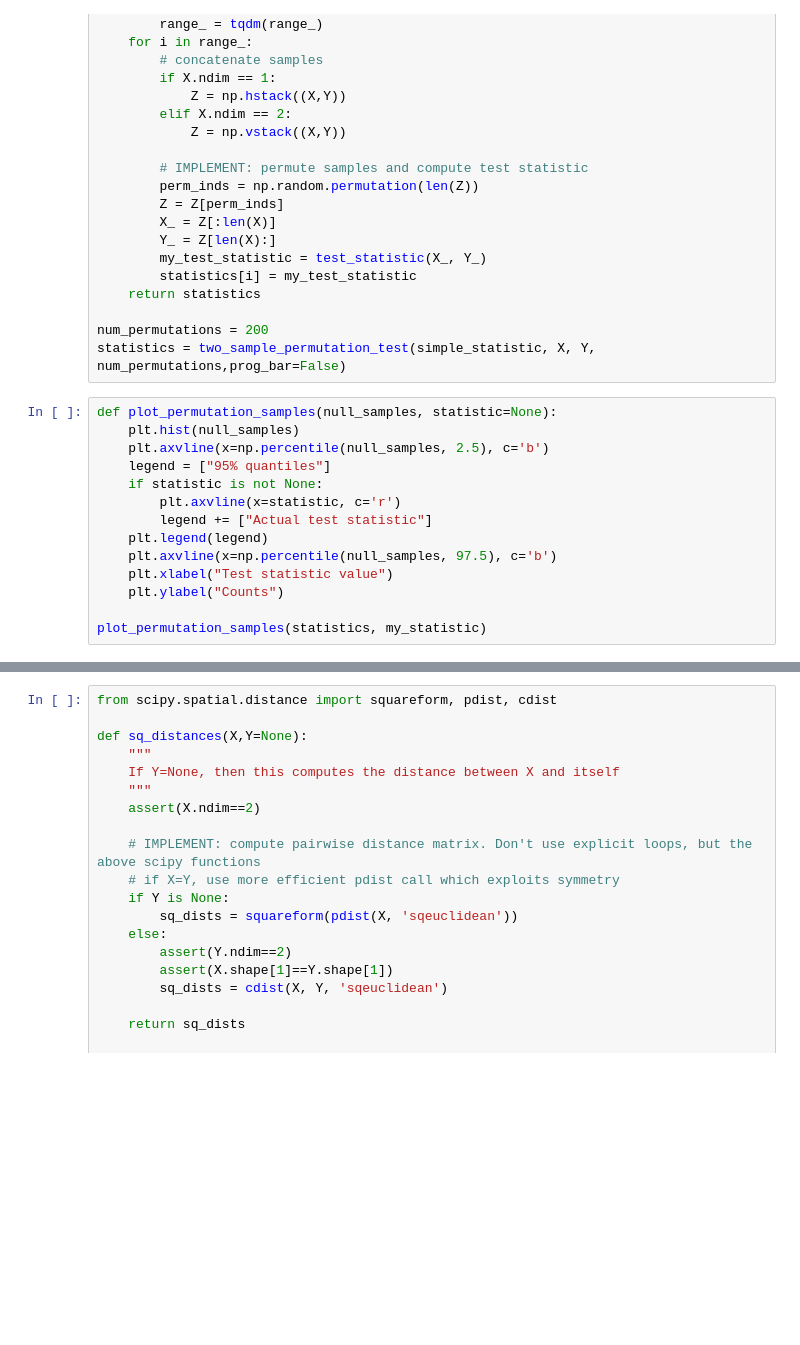
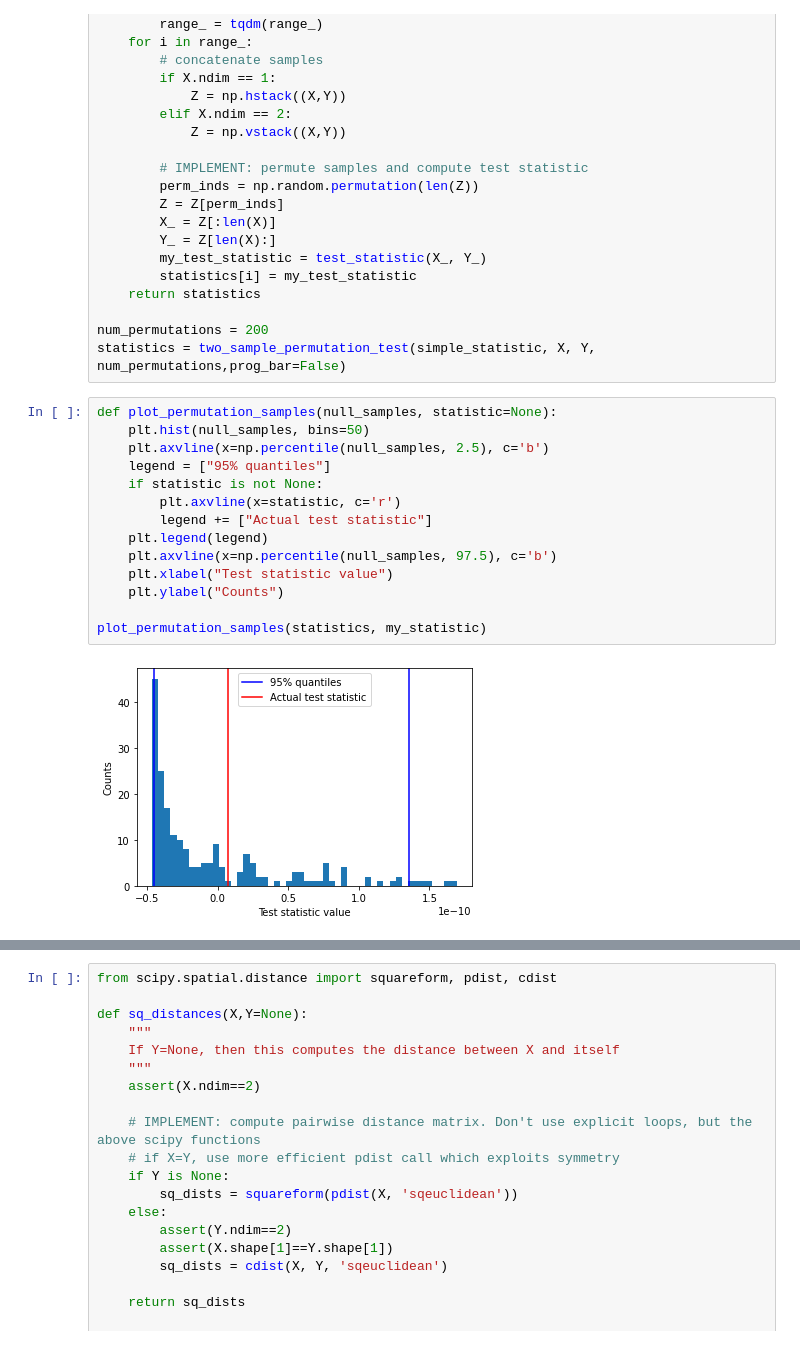
Before and after one commit to andreas-koukorinis/PaperCode, a Jupyter notebook: stylised_facts/play w Conda Environment.ipynb, the cells around one changed output, grey strips where cells are left out. Drawn from its saved outputs; the diff is of its cells as text; blank space fills up the shorter version.

```diff
--- a/stylised_facts/play w Conda Environment.ipynb
+++ b/stylised_facts/play w Conda Environment.ipynb
@@ -175,15 +235,17 @@ num_permutations = 200
 statistics = two_sample_permutation_test(simple_statistic, X, Y, num_permutations,prog_bar=False)
 # %%
 def plot_permutation_samples(null_samples, statistic=None):
-    plt.hist(null_samples)
+    plt.hist(null_samples, bins=50)
     plt.axvline(x=np.percentile(null_samples, 2.5), c='b')
     legend = ["95% quantiles"]
     if statistic is not None:
         plt.axvline(x=statistic, c='r')
         legend += ["Actual test statistic"]
     plt.legend(legend)
     plt.axvline(x=np.percentile(null_samples, 97.5), c='b')
     plt.xlabel("Test statistic value")
     plt.ylabel("Counts")
 
 plot_permutation_samples(statistics, my_statistic)
+# %% [output]
+[figure, added]
```
Also changed, not shown: parts of 19 cells of this notebook, 3 other files.
